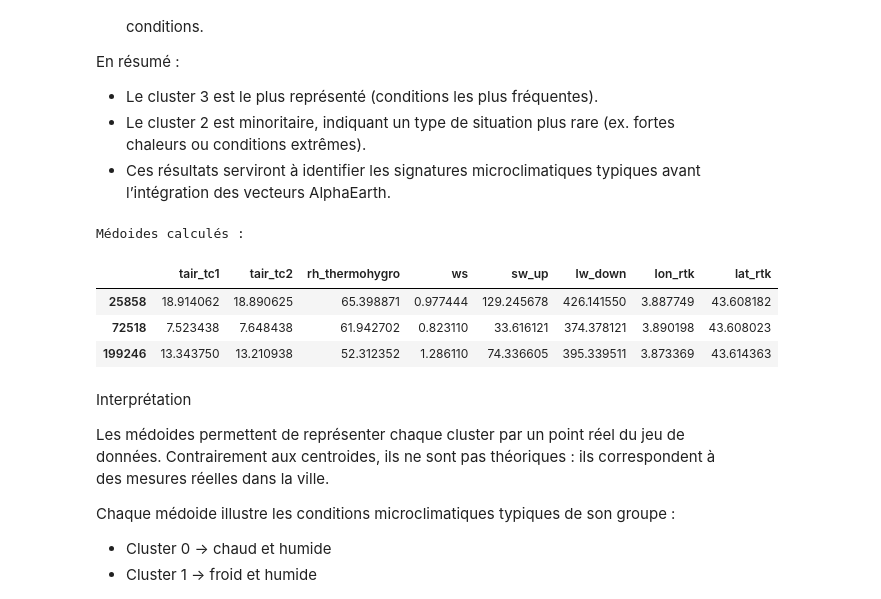
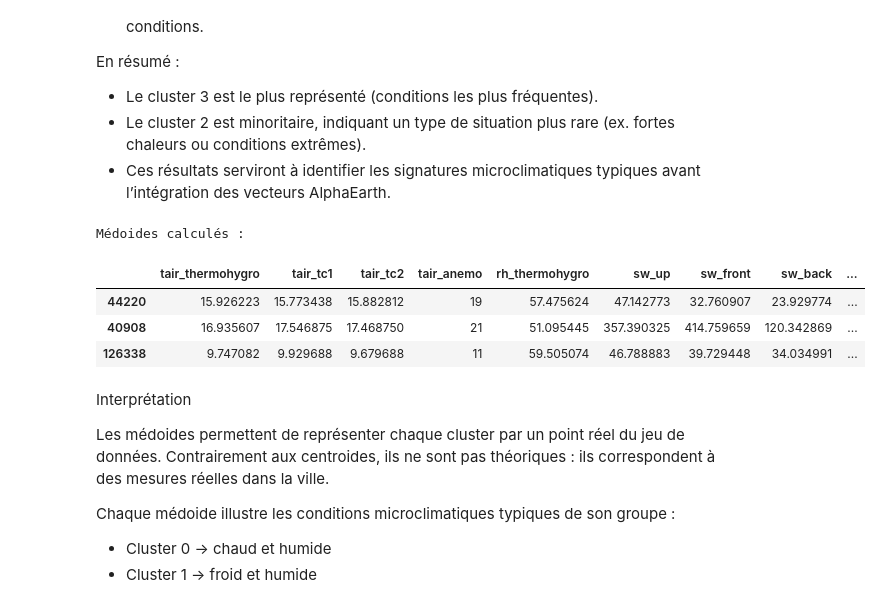
Before and after one commit to bouyaka34/TER-Picopatt, a Jupyter notebook: Clustering.ipynb, the cells around one changed output. Drawn from its saved outputs; the diff is of its cells as text; code cells hidden in the pictures.

```diff
--- a/Clustering.ipynb
+++ b/Clustering.ipynb
@@ -26,13 +33,9 @@ Données chargées : 333771 points
 Variables disponibles : ['project_id', 'track_id', 'section_id', 'segment_id', 'point_id', 'section_duration', 'section_speed', 'section_warning', 'gnss_accuracy', 'section_weather', 'timestamp', 'lon ...
 # %%
 # Sélection des variables à utiliser pour le clustering
-indicators = [
-    "tair_tc1", "tair_tc2",
-    "rh_thermohygro", "ws",
-    "sw_up", "lw_down"
-]
+meteo_cols = [col for col in bd.columns if any(key in col for key in ["tair", "rh", "sw", "lw", "tmrt", "pet"])]
 
 # Garder seulement les lignes sans valeurs manquantes sur ces variables
-bd = bd[indicators + ["lon_rtk", "lat_rtk", "timestamp"]].dropna()
-print(f"Données prêtes : {len(bd)} points, {len(indicators)} variables")
+bd = bd[meteo_cols + ["lon_ontrack", "lat_ontrack", "timestamp"]].dropna()
+print(f"Données prêtes : {len(bd)} points, {len(meteo_cols)} variables")
 # %% [output]
@@ -40,7 +43,7 @@ Données prêtes : 241352 points, 6 variables
 # %%
 # Standardisation (centrer-réduire)
 scaler = StandardScaler()
-X_scaled = scaler.fit_transform(bd[indicators])
+X_scaled = scaler.fit_transform(bd[meteo_cols])
 print("Données standardisées (centrées-réduites)")
 # %% [output]
 Données standardisées (centrées-réduites)
@@ -110,37 +113,37 @@ En résumé :
 # %%
 centroids = kmeans.cluster_centers_
 
 # Liste pour stocker les indices des médoides
 indexes_medoids = []
 
 # Boucle sur chaque cluster
 for k in range(nb_clusters):
     # Sélectionner les points appartenant au cluster k
     cluster_points = X_scaled[bd["cluster"] == k]
 
     # Calculer la distance de chaque point au centroide du cluster
     distances = pairwise_distances(centroids[k].reshape(1, -1), cluster_points)
 
     # Trouver l'indice du point le plus proche du centroide
     idx_min = np.argmin(distances)
 
     # Récupérer l'indice global dans le DataFrame original
     idx_global = bd[bd["cluster"] == k].index[idx_min]
 
         # Ajouter cet indice à la liste des médoides
     indexes_medoids.append(idx_global)
 
 # Extraire les points médoides du DataFrame
 medoids = bd.loc[indexes_medoids]
 
 print("\nMédoides calculés :")
-display(medoids[indicators + ["lon_rtk", "lat_rtk"]])
+display(medoids[meteo_cols + ["lon_ontrack", "lat_ontrack"]])
 # %% [output]
 Médoides calculés :
-|  | tair_tc1 | tair_tc2 | rh_thermohygro | ws | sw_up | lw_down | lon_rtk | lat_rtk |
-| 25858 | 18.914062 | 18.890625 | 65.398871 | 0.977444 | 129.245678 | 426.141550 | 3.887749 | 43.608182 |
-| 72518 | 7.523438 | 7.648438 | 61.942702 | 0.823110 | 33.616121 | 374.378121 | 3.890198 | 43.608023 |
-| 199246 | 13.343750 | 13.210938 | 52.312352 | 1.286110 | 74.336605 | 395.339511 | 3.873369 | 43.614363 |
+|  | tair_thermohygro | tair_tc1 | tair_tc2 | tair_anemo | rh_thermohygro | sw_up | sw_front | sw_back | ... |
+| 44220 | 15.926223 | 15.773438 | 15.882812 | 19 | 57.475624 | 47.142773 | 32.760907 | 23.929774 | ... |
+| 40908 | 16.935607 | 17.546875 | 17.468750 | 21 | 51.095445 | 357.390325 | 414.759659 | 120.342869 | ... |
+| 126338 | 9.747082 | 9.929688 | 9.679688 | 11 | 59.505074 | 46.788883 | 39.729448 | 34.034991 | ... |
 # %% [markdown]
 Interprétation
 
```
Also changed, not shown: parts of 12 cells of this notebook.
